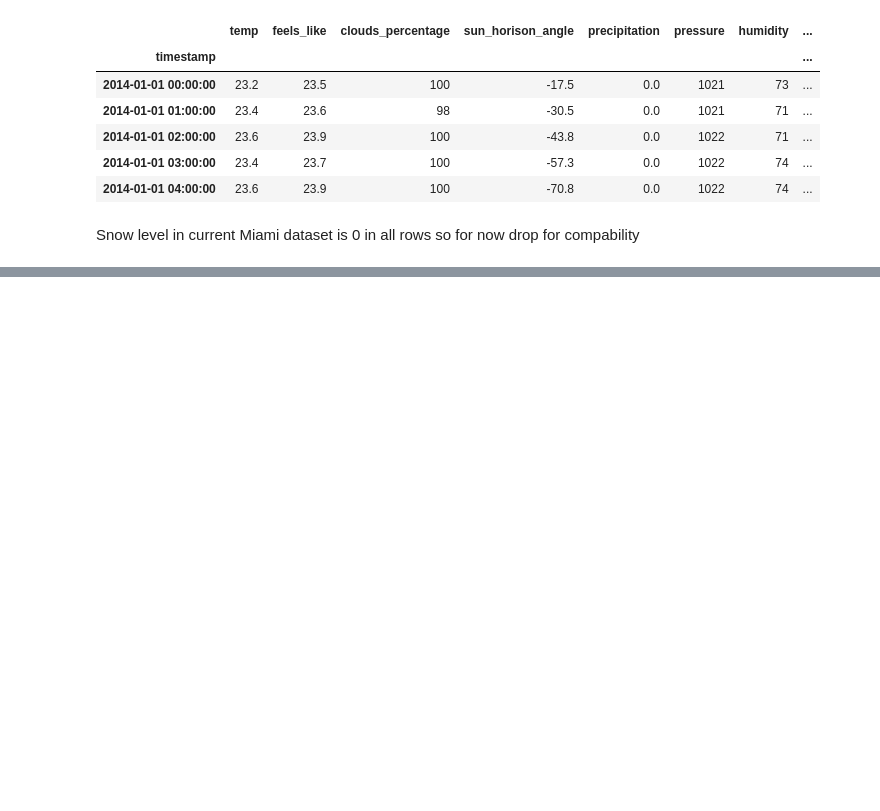
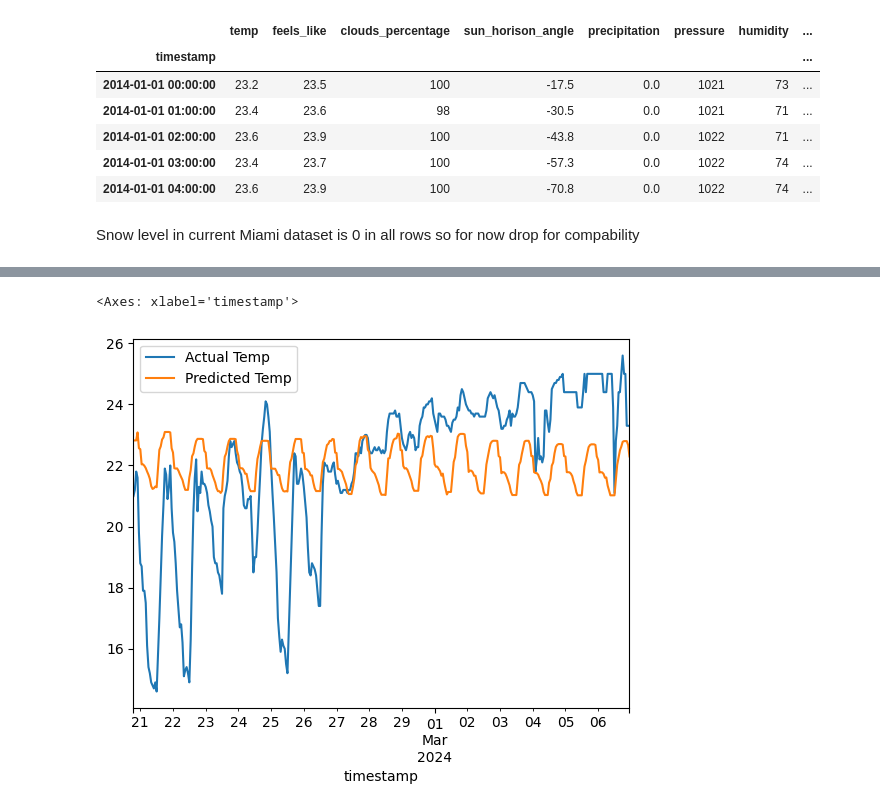
Before and after one commit to njnjfnj/Weather_Predictor, a Jupyter notebook: EDA/EDA.ipynb, the cells around one changed output, grey strips where cells are left out. Drawn from its saved outputs; the diff is of its cells as text; code cells hidden in the pictures; blank space fills up the shorter version.

```diff
--- a/EDA/EDA.ipynb
+++ b/EDA/EDA.ipynb
@@ -533,0 +528,2 @@ import matplotlib.pyplot as plt
+# %%
+temp = add_lags(temp, 'temp')
@@ -533,0 +601,2 @@ import matplotlib.pyplot as plt
+# %%
+y_test = pd.DataFrame(y_test, columns=['temp'])
@@ -533,0 +613,9 @@ import matplotlib.pyplot as plt
+# %%
+y_test["Predicted Temp"] = y_pred;
+# %%
+y_test.rename(columns={"temp": "Actual Temp"}, inplace=True)
+# %%
+y_test.plot()
+# %% [output]
+<Axes: xlabel='timestamp'>
+[figure, added]
```
Also changed, not shown: parts of 32 cells of this notebook, 3 other files.
